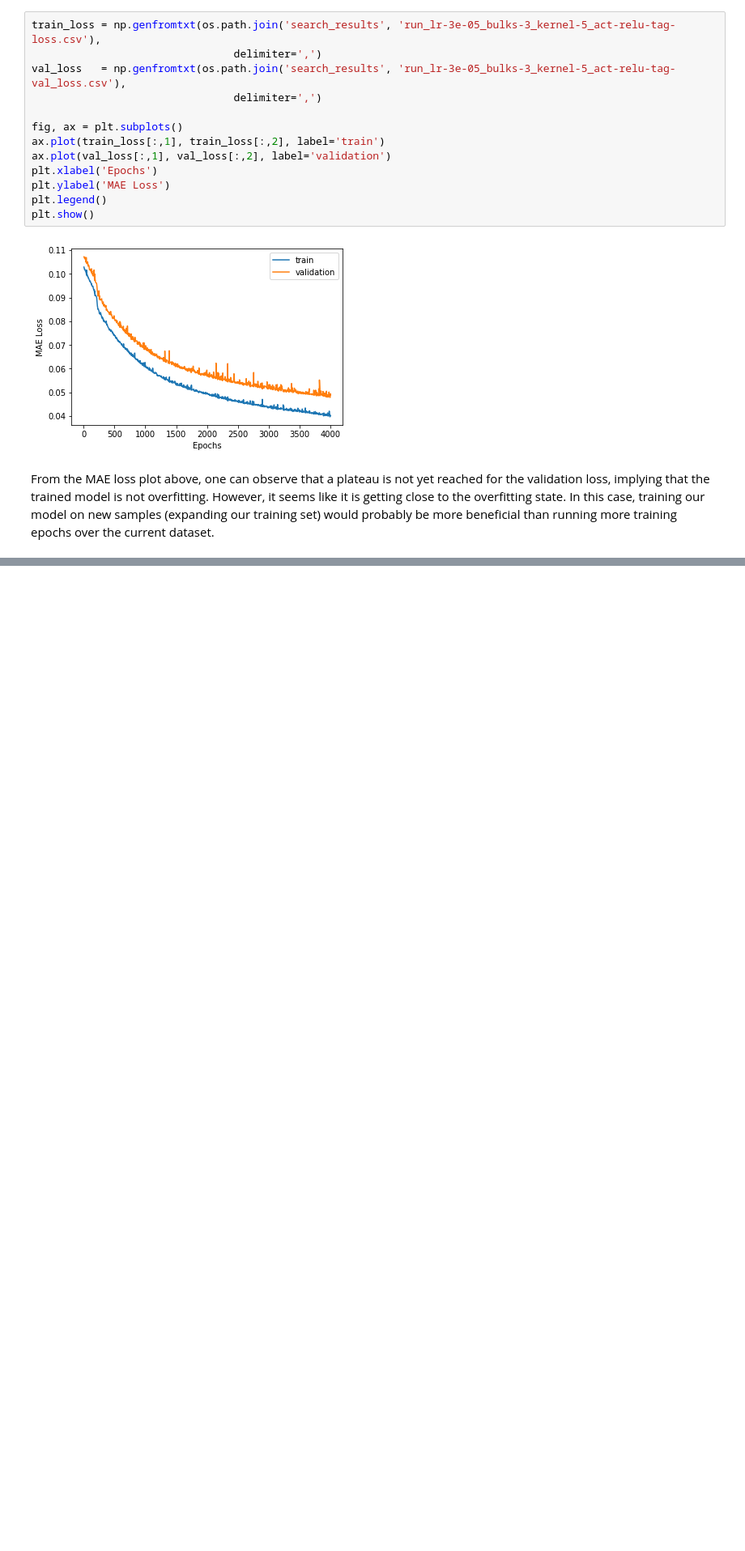
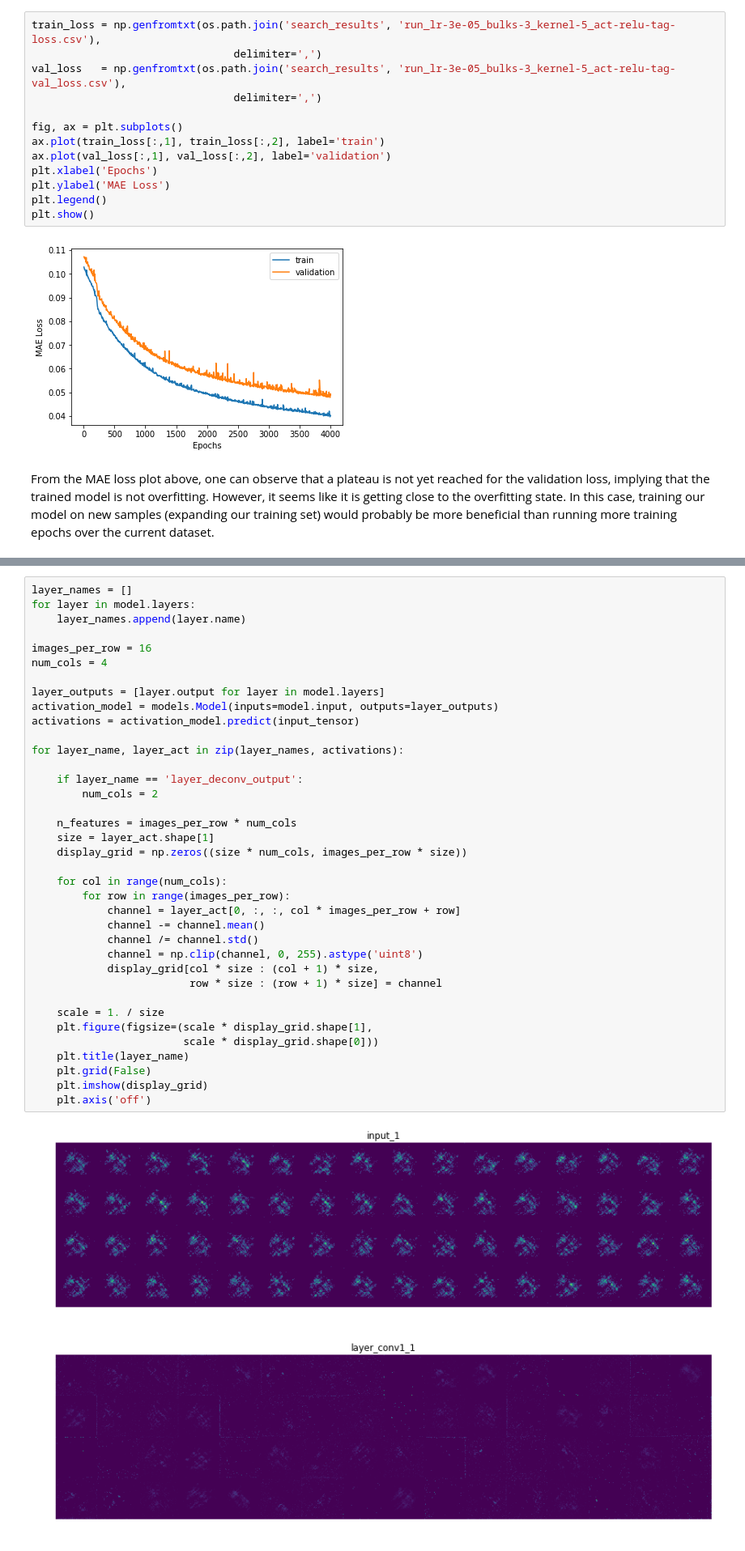
Before and after one commit to OrrAvrech/Alex_Orr_Project, a Jupyter notebook: NNflow/VizResults.ipynb, the cells around one changed output, grey strips where cells are left out. Shown at 81% size. Cells and saved outputs as stored; diff of their text form; blank space fills up the shorter version.

```diff
--- a/NNflow/VizResults.ipynb
+++ b/NNflow/VizResults.ipynb
@@ -332,0 +335,40 @@ From the MAE loss plot above, one can observe that a plateau is not yet reached
+# %%
+layer_names = []
+for layer in model.layers:
+    layer_names.append(layer.name)
+
+images_per_row = 16
+num_cols = 4
+
+layer_outputs = [layer.output for layer in model.layers]
+activation_model = models.Model(inputs=model.input, outputs=layer_outputs)
+activations = activation_model.predict(input_tensor)
+
+for layer_name, layer_act in zip(layer_names, activations):
+
+    if layer_name == 'layer_deconv_output':
+        num_cols = 2
+
+    n_features = images_per_row * num_cols
+    size = layer_act.shape[1]
+    display_grid = np.zeros((size * num_cols, images_per_row * size))
+
+    for col in range(num_cols):
+        for row in range(images_per_row):
+            channel = layer_act[0, :, :, col * images_per_row + row]
+            channel -= channel.mean()
+            channel /= channel.std()
+            channel = np.clip(channel, 0, 255).astype('uint8')
+            display_grid[col * size : (col + 1) * size,
+                         row * size : (row + 1) * size] = channel
+
+    scale = 1. / size
+    plt.figure(figsize=(scale * display_grid.shape[1],
+                        scale * display_grid.shape[0]))
+    plt.title(layer_name)
+    plt.grid(False)
+    plt.imshow(display_grid)
+    plt.axis('off')
+# %% [output]
+[figure, added]
+[figure, added]
```
Also changed, not shown: parts of 8 cells of this notebook, 4 other files.
